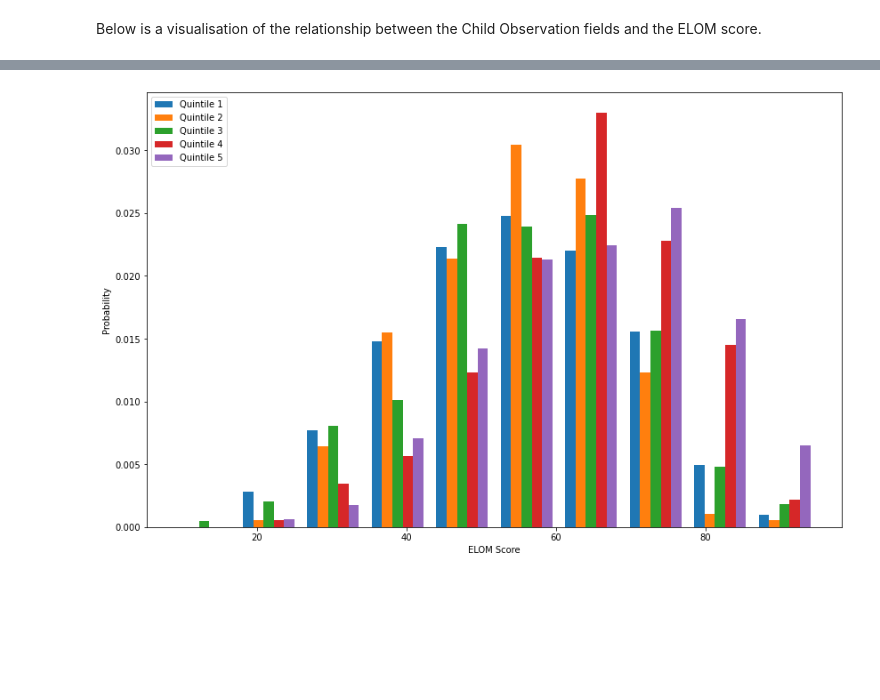
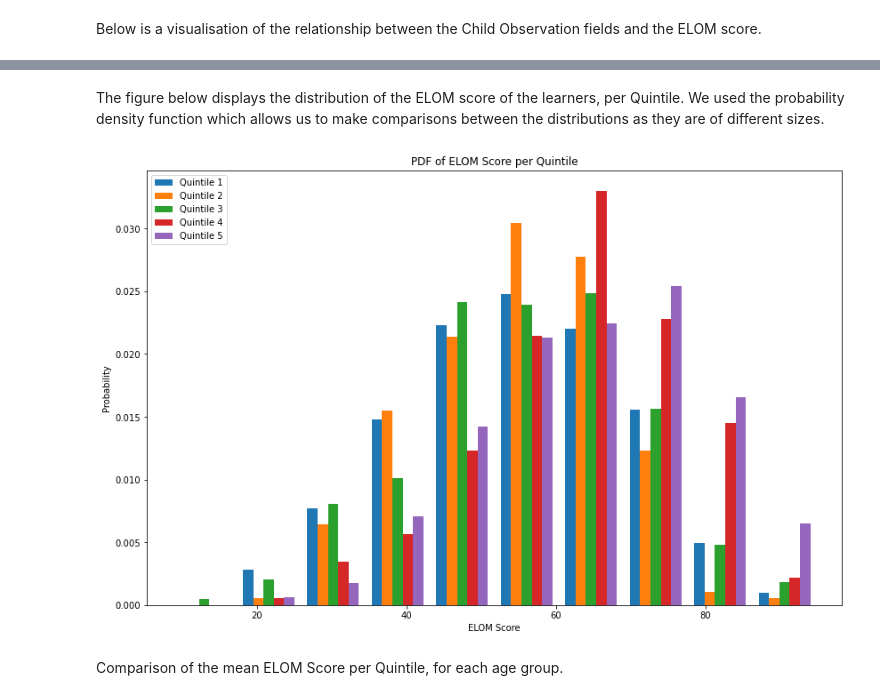
Before and after one commit to bongo1007/DAE, a Jupyter notebook: Project.ipynb, the cells around one changed output, grey strips where cells are left out. Saved outputs shown, nothing was run; the diff lists cells and outputs as text; code cells hidden in the pictures; blank space fills up the shorter version.

```diff
--- a/Project.ipynb
+++ b/Project.ipynb
@@ -489,0 +351,6 @@ dtype: int64
+# %%
+df_mainQ = dfClean[['Quintile', 'Age', 'total']]
+df_corr = df_mainQ.copy()
+df_mainQ.corr()
+pd.plotting.scatter_matrix(df_mainQ, figsize=(14,9))
+plt.show()
@@ -542,3 +410,0 @@ Correlation matrix regarding Quintile, Age and ELOM Score(Total) representing th
-# %%
-df_corr = dfClean[['Quintile', 'Age', 'total']]
-df_corr.corr()
@@ -555,12 +411,17 @@ plt.show()
+# %% [markdown]
+The figure below displays the distribution of the ELOM score of the learners, per Quintile. We used the probability density function which allows us to make comparisons between the distributions as they are of different sizes.
 # %%
 plt.figure(figsize=(14,9))
 plt.hist([df_corr.total[df_corr.Quintile==1], df_corr.total[df_corr.Quintile==2], df_corr.total[df_corr.Quintile==3], df_corr.total[df_corr.Quintile==4], df_corr.total[df_corr.Quintile==5]], label=['Quintile 1', 'Quintile 2', 'Quintile 3', 'Quintile 4', 'Quintile 5'],density=True)
 plt.legend(loc='upper left')
+plt.title("PDF of ELOM Score per Quintile")
 plt.xlabel('ELOM Score')
 plt.ylabel('Probability')
 plt.show()
 # %% [output]
-[figure, old version]
+[figure, new version]
+# %% [markdown]
+Comparison of the mean ELOM Score per Quintile, for each age group.
 # %%
 dfAgeGroup1 = dfClean[dfClean.AgeGroup == '50 to 59']
 dfAgeGroup2 = dfClean[dfClean.AgeGroup == '60 to 69']
```
Also changed, not shown: parts of 31 cells of this notebook.
